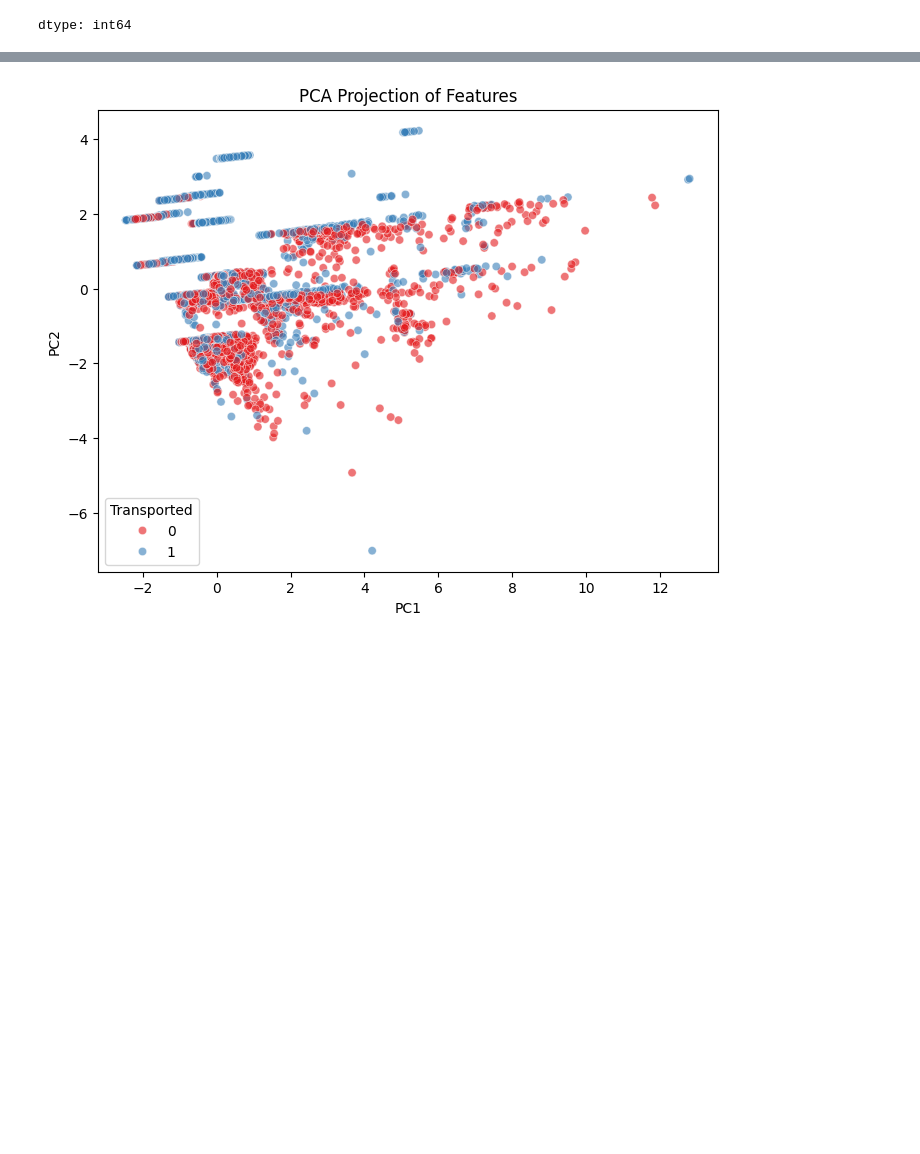
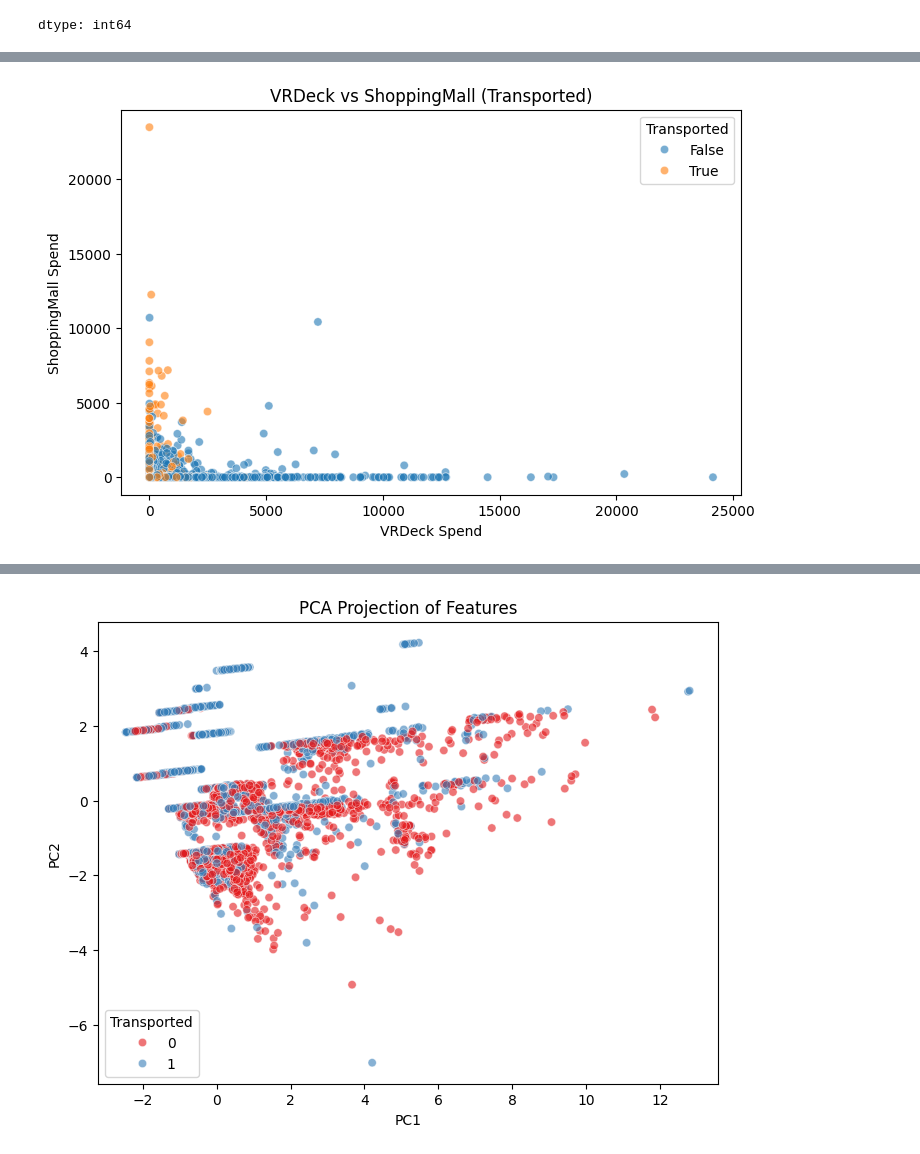
Before and after one commit to Kaggle-challange-group8/Titanic_space_ship_group_8, a Jupyter notebook: Kaggle_challange_group8.ipynb, the cells around one changed output, grey strips where cells are left out. Saved outputs shown, nothing was run; the diff lists cells and outputs as text; code cells hidden in the pictures; blank space fills up the shorter version.

```diff
--- a/Kaggle_challange_group8.ipynb
+++ b/Kaggle_challange_group8.ipynb
@@ -415 +203,12 @@ weighted avg       0.79      0.79      0.79      1739
+# %%
+# VRDeck vs ShoppingMall
+plt.figure(figsize=(8, 5))
+sns.scatterplot(data=train_df, x='VRDeck', y='ShoppingMall', hue=train_df['Transported'], alpha=0.6)
+plt.title('VRDeck vs ShoppingMall (Transported)')
+plt.xlabel('VRDeck Spend')
+plt.ylabel('ShoppingMall Spend')
+plt.legend(title='Transported')
+plt.show()
+# %% [output]
+[figure, added]
 # %%
```
Also changed, not shown: parts of 23 cells of this notebook.
